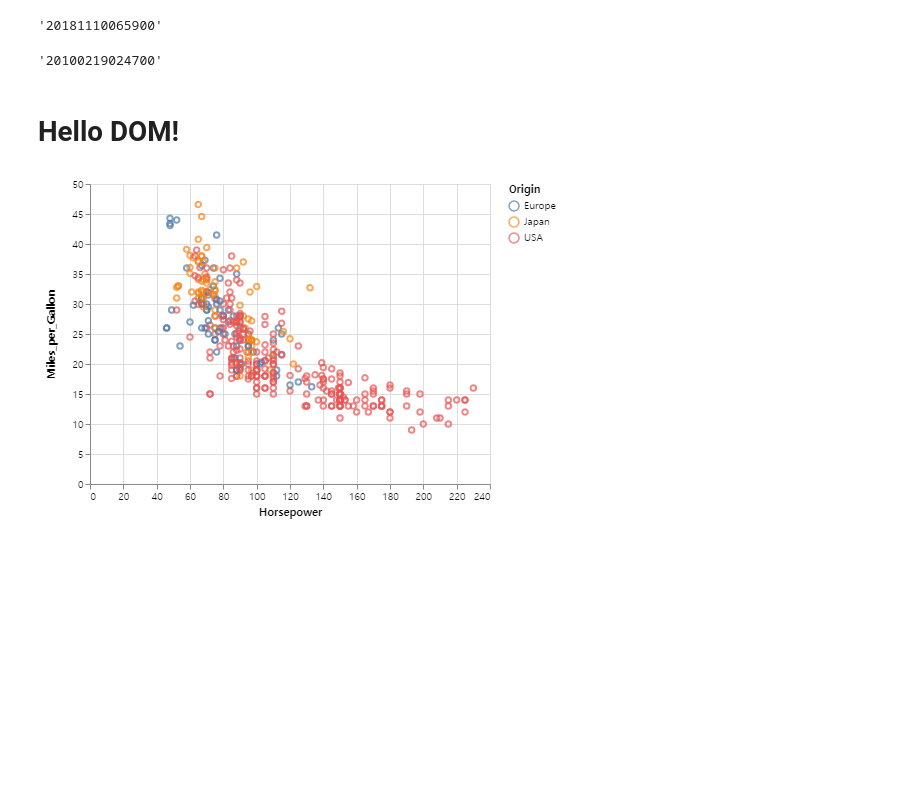
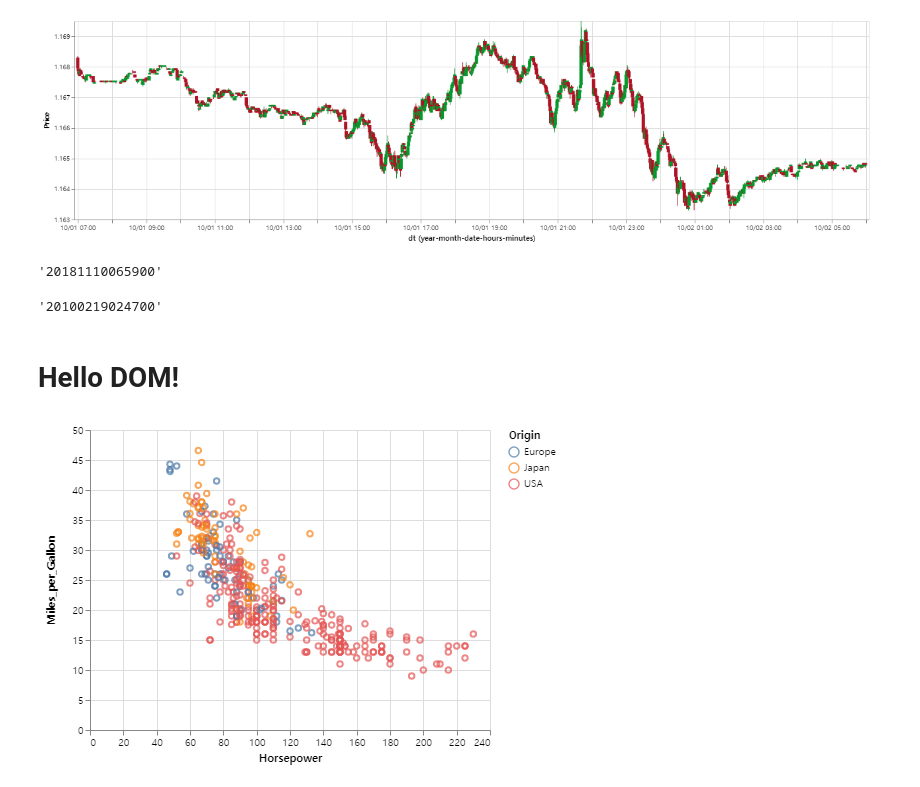
Before and after one commit to pickmoment/hero, a Jupyter notebook: db/work.ipynb, the cells around one changed output. Drawn from its saved outputs; the diff is of its cells as text; code cells hidden in the pictures; blank space fills up the shorter version.

```diff
--- a/db/work.ipynb
+++ b/db/work.ipynb
@@ -35,3 +32,34 @@ df
+# %%
+open_close_color = alt.condition("datum.open < datum.close",
+                                 alt.value("#06982d"),
+                                 alt.value("#ae1325"))
+
+rule = alt.Chart(df).mark_rule().encode(
+    alt.X(
+        'yearmonthdatehoursminutes(dt):T',
+#         scale=alt.Scale(domain=[{"month": 6, "date": 1, "year": 2009},
+#                                 {"month": 6, "date": 2, "year": 2009}]),
+        axis=alt.Axis(format='%m/%d %H:%M')
+    ),
+    alt.Y(
+        'low',
+        scale=alt.Scale(zero=False),
+        axis=alt.Axis(title='Price')
+    ),
+    alt.Y2('high'),
+    color=open_close_color
+)
+
+bar = alt.Chart(df).mark_bar().encode(
+    x='yearmonthdatehoursminutes(dt):T',
+    y='open',
+    y2='close',
+    color=open_close_color
+)
+
+(rule + bar).properties(width=1200)
+# %% [output]
+[figure, added]
 # %%
 from sqlalchemy import create_engine
 from sqlalchemy.orm import sessionmaker
```
Also changed, not shown: parts of 5 cells of this notebook, 3 other files.
